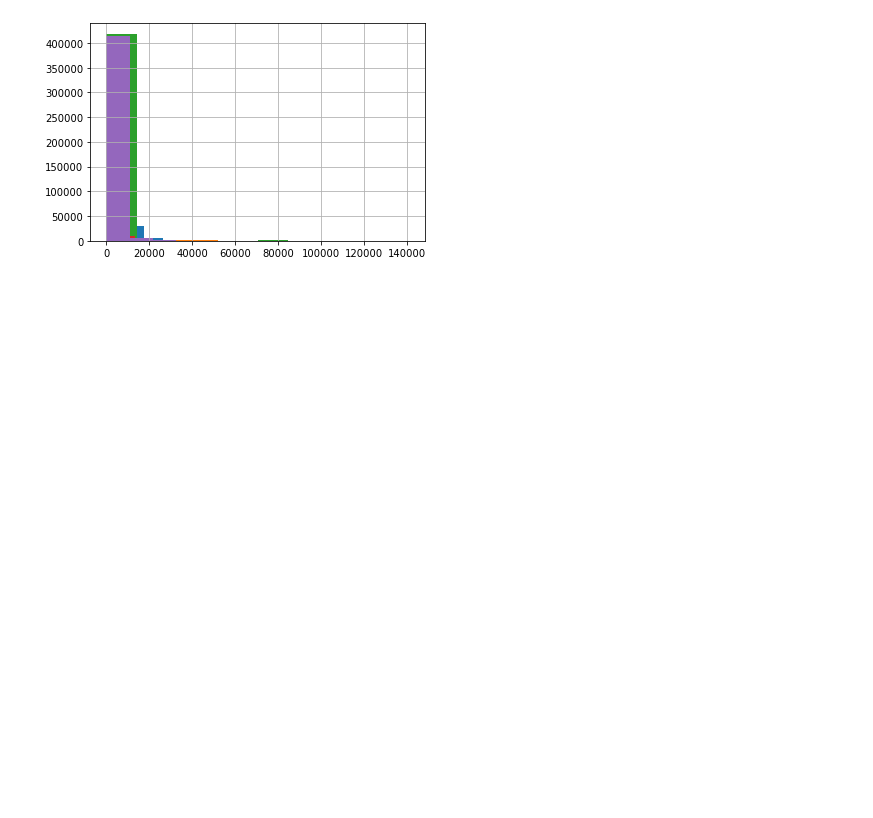
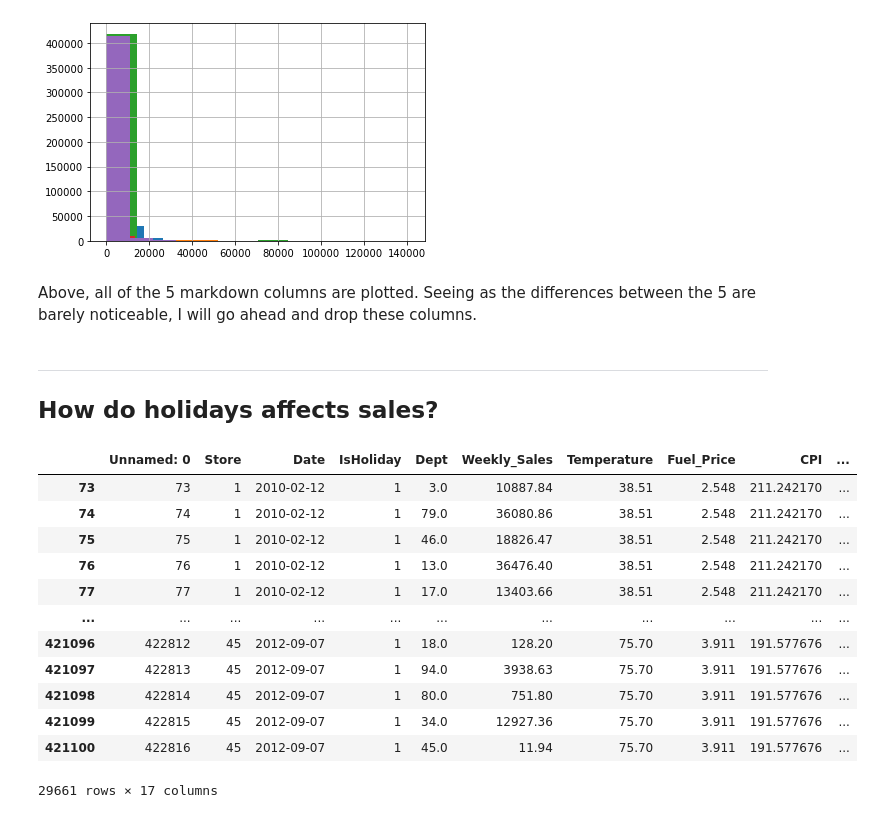
Before and after one commit to joann-balraj/Walmart_Analysis, a Jupyter notebook: Workbook.ipynb, the cells around one changed output. Cells and saved outputs as stored; diff of their text form; code cells hidden in the pictures; blank space fills up the shorter version.

```diff
--- a/Workbook.ipynb
+++ b/Workbook.ipynb
@@ -109,3 +109,27 @@ ____
 df['MarkDown1'].hist(), df['MarkDown2'].hist(), df['MarkDown3'].hist(), df['MarkDown4'].hist(), df['MarkDown5'].hist();
 # %% [output]
 [figure]
+# %% [markdown]
+Above, all of the 5 markdown columns are plotted. Seeing as the differences between the 5 are barely noticeable, I will go ahead and drop these columns.
+# %%
+df = df.drop(columns=['MarkDown1', 'MarkDown2', 'MarkDown3', 'MarkDown4', 'MarkDown5'])
+# %% [markdown]
+____
+
+## How do holidays affects sales?
+# %%
+df[df['IsHoliday'] == 1]
+# %% [output]
+|  | Unnamed: 0 | Store | Date | IsHoliday | Dept | Weekly_Sales | Temperature | Fuel_Price | CPI | ... |
+| 73 | 73 | 1 | 2010-02-12 | 1 | 3.0 | 10887.84 | 38.51 | 2.548 | 211.242170 | ... |
+| 74 | 74 | 1 | 2010-02-12 | 1 | 79.0 | 36080.86 | 38.51 | 2.548 | 211.242170 | ... |
+| 75 | 75 | 1 | 2010-02-12 | 1 | 46.0 | 18826.47 | 38.51 | 2.548 | 211.242170 | ... |
+| 76 | 76 | 1 | 2010-02-12 | 1 | 13.0 | 36476.40 | 38.51 | 2.548 | 211.242170 | ... |
+| 77 | 77 | 1 | 2010-02-12 | 1 | 17.0 | 13403.66 | 38.51 | 2.548 | 211.242170 | ... |
+| ... | ... | ... | ... | ... | ... | ... | ... | ... | ... | ... |
+| 421096 | 422812 | 45 | 2012-09-07 | 1 | 18.0 | 128.20 | 75.70 | 3.911 | 191.577676 | ... |
+| 421097 | 422813 | 45 | 2012-09-07 | 1 | 94.0 | 3938.63 | 75.70 | 3.911 | 191.577676 | ... |
+| 421098 | 422814 | 45 | 2012-09-07 | 1 | 80.0 | 751.80 | 75.70 | 3.911 | 191.577676 | ... |
+| 421099 | 422815 | 45 | 2012-09-07 | 1 | 34.0 | 12927.36 | 75.70 | 3.911 | 191.577676 | ... |
+| 421100 | 422816 | 45 | 2012-09-07 | 1 | 45.0 | 11.94 | 75.70 | 3.911 | 191.577676 | ... |
+29661 rows × 17 columns
```
Also changed, not shown: parts of 1 cell of this notebook.
